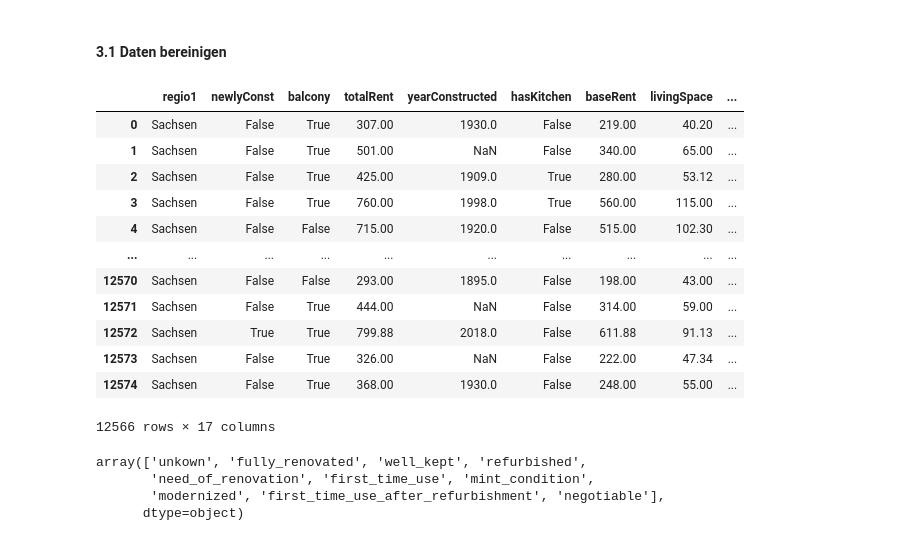
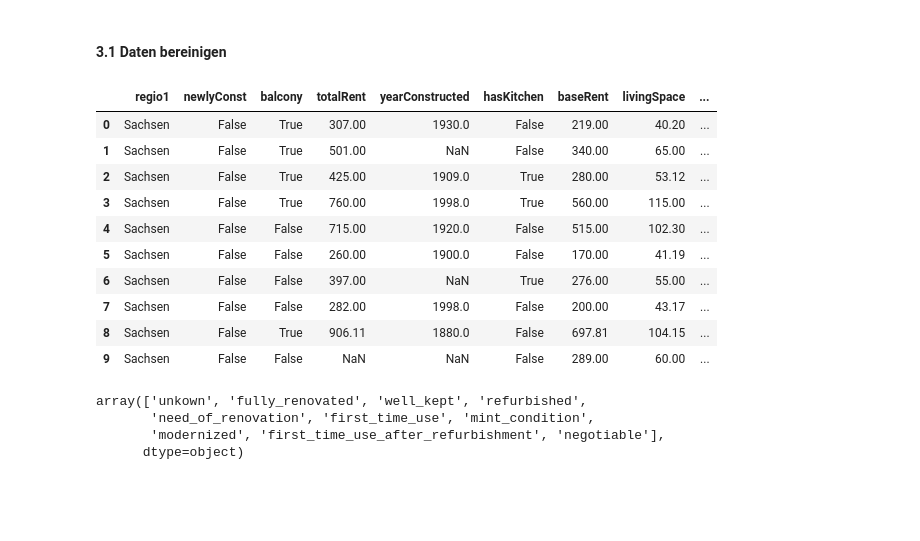
Before and after one commit to TobiasGleiter/data-science, a Jupyter notebook: main.ipynb, the cells around one changed output. Drawn from its saved outputs; the diff is of its cells as text; code cells hidden in the pictures; blank space fills up the shorter version.

```diff
--- a/main.ipynb
+++ b/main.ipynb
@@ -556,22 +552,21 @@ Bereits entfernte Ausreißer (Erkenntnis aus Aufgabe 2.3):
 Der Datensatz besitzt nurnoch 12566 Datenzeilen (zu Beginn 12575) und damit 2 weniger als zu Beginn.
 # %% [markdown]
 #### 3.1 Daten bereinigen
-# %%
-chemnitz_in
-# %% [output]
-|  | regio1 | newlyConst | balcony | totalRent | yearConstructed | hasKitchen | baseRent | livingSpace | ... |
-| 0 | Sachsen | False | True | 307.00 | 1930.0 | False | 219.00 | 40.20 | ... |
-| 1 | Sachsen | False | True | 501.00 | NaN | False | 340.00 | 65.00 | ... |
-| 2 | Sachsen | False | True | 425.00 | 1909.0 | True | 280.00 | 53.12 | ... |
-| 3 | Sachsen | False | True | 760.00 | 1998.0 | True | 560.00 | 115.00 | ... |
-| 4 | Sachsen | False | False | 715.00 | 1920.0 | False | 515.00 | 102.30 | ... |
-| ... | ... | ... | ... | ... | ... | ... | ... | ... | ... |
-| 12570 | Sachsen | False | False | 293.00 | 1895.0 | False | 198.00 | 43.00 | ... |
-| 12571 | Sachsen | False | True | 444.00 | NaN | False | 314.00 | 59.00 | ... |
-| 12572 | Sachsen | True | True | 799.88 | 2018.0 | False | 611.88 | 91.13 | ... |
-| 12573 | Sachsen | False | True | 326.00 | NaN | False | 222.00 | 47.34 | ... |
-| 12574 | Sachsen | False | True | 368.00 | 1930.0 | False | 248.00 | 55.00 | ... |
-12566 rows × 17 columns
+# %%
+chemnitz_in = pd.read_csv("./outData.csv", sep="\t")
+chemnitz_in.head(10)
+# %% [output]
+|  | regio1 | newlyConst | balcony | totalRent | yearConstructed | hasKitchen | baseRent | livingSpace | ... |
+| 0 | Sachsen | False | True | 307.00 | 1930.0 | False | 219.00 | 40.20 | ... |
+| 1 | Sachsen | False | True | 501.00 | NaN | False | 340.00 | 65.00 | ... |
+| 2 | Sachsen | False | True | 425.00 | 1909.0 | True | 280.00 | 53.12 | ... |
+| 3 | Sachsen | False | True | 760.00 | 1998.0 | True | 560.00 | 115.00 | ... |
+| 4 | Sachsen | False | False | 715.00 | 1920.0 | False | 515.00 | 102.30 | ... |
+| 5 | Sachsen | False | False | 260.00 | 1900.0 | False | 170.00 | 41.19 | ... |
+| 6 | Sachsen | False | False | 397.00 | NaN | True | 276.00 | 55.00 | ... |
+| 7 | Sachsen | False | False | 282.00 | 1998.0 | False | 200.00 | 43.17 | ... |
+| 8 | Sachsen | False | True | 906.11 | 1880.0 | False | 697.81 | 104.15 | ... |
+| 9 | Sachsen | False | False | NaN | NaN | False | 289.00 | 60.00 | ... |
 # %%
 chemnitz_in["balcony"] = chemnitz_in["balcony"].fillna(False)
 chemnitz_in["balcony"] = chemnitz_in["balcony"].astype(bool)
```
Also changed, not shown: parts of 39 cells of this notebook, 1 other file.
